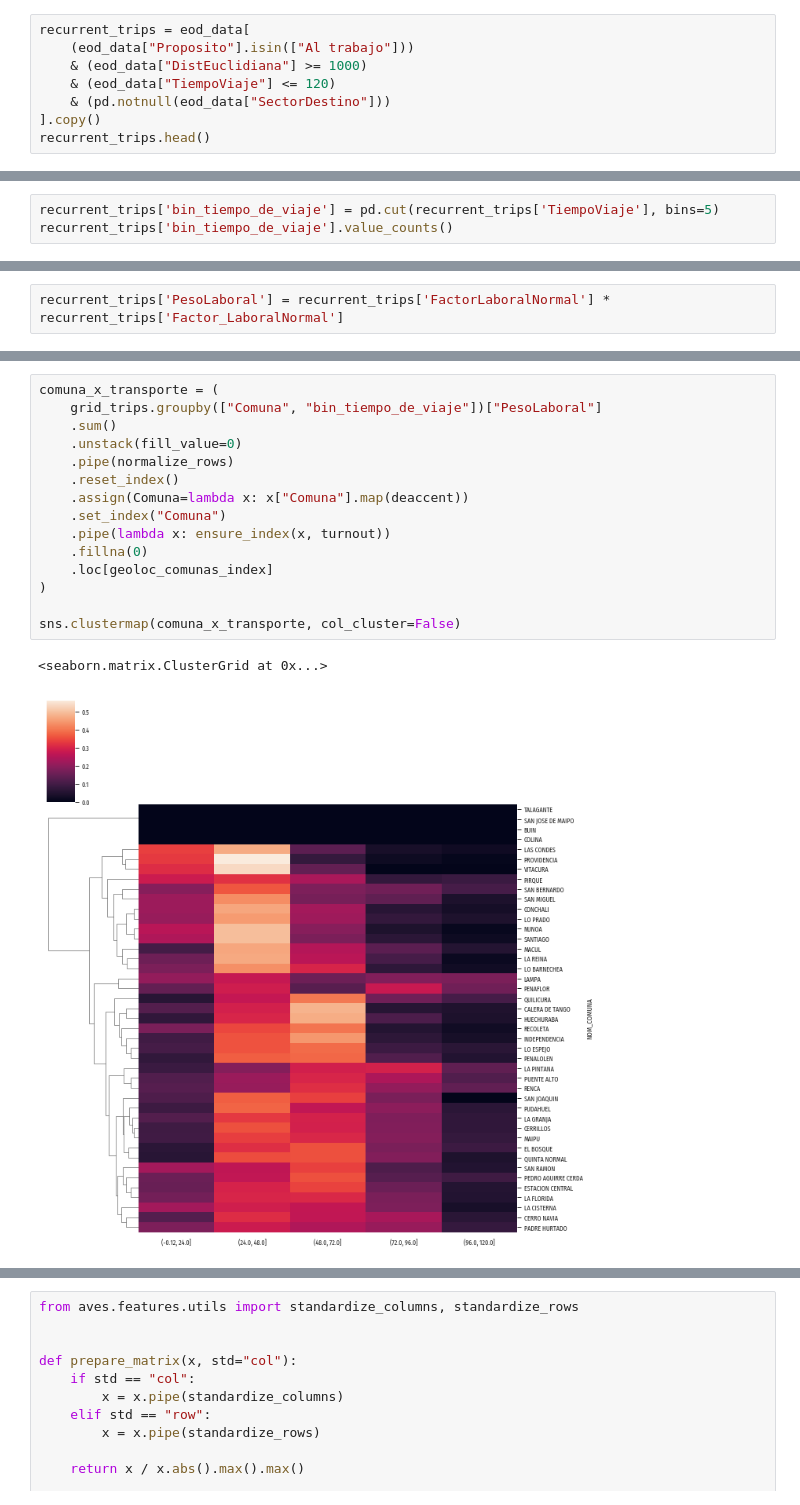
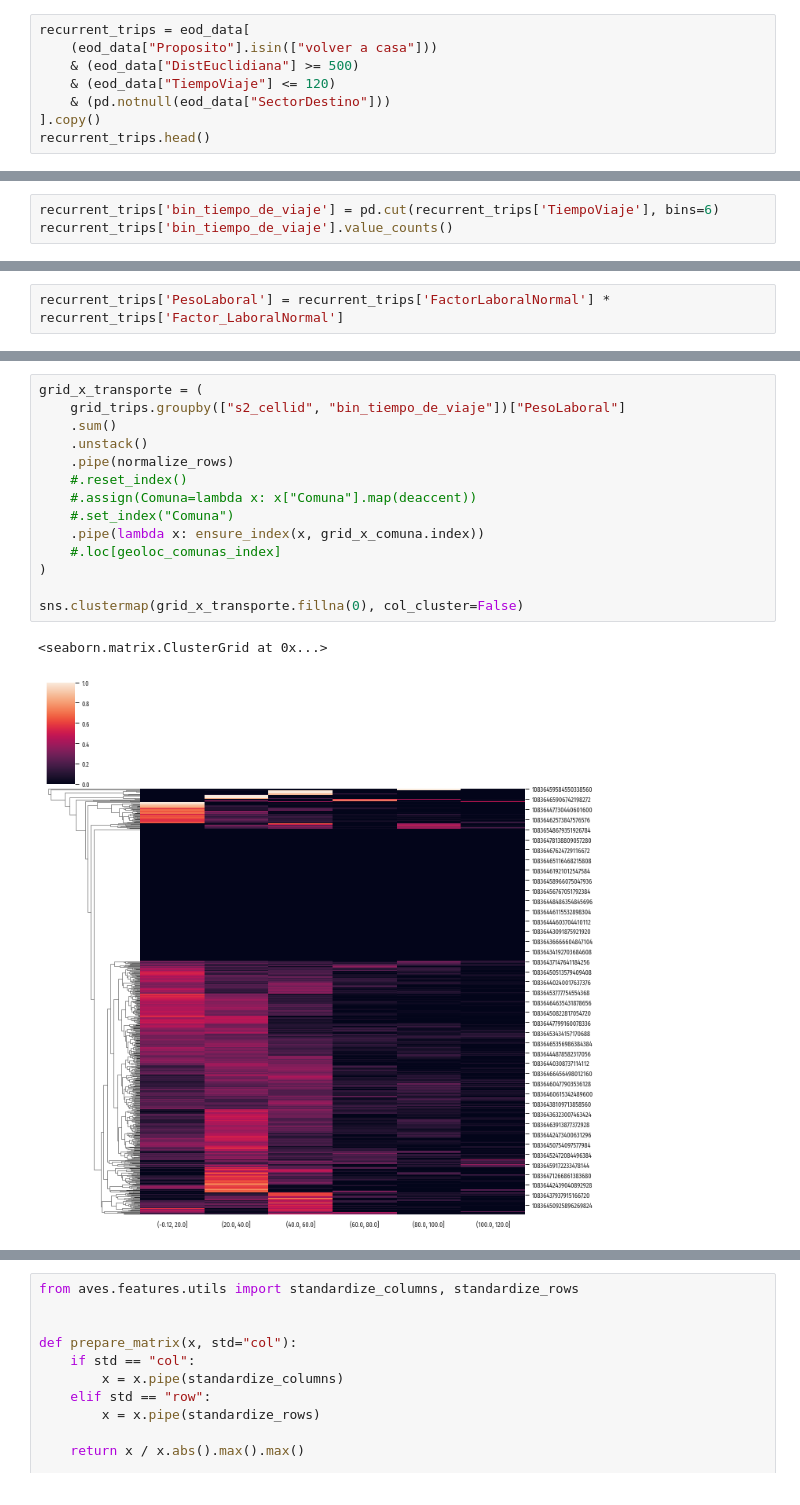
Before and after one commit to zorzalerrante/chilean_voter_profiling, a Jupyter notebook: notebooks/01-abstencion-santiago.ipynb, the cells around one changed output, grey strips where cells are left out. Saved outputs shown, nothing was run; the diff lists cells and outputs as text.

```diff
--- a/notebooks/01-abstencion-santiago.ipynb
+++ b/notebooks/01-abstencion-santiago.ipynb
@@ -1453,7 +1471,7 @@ Index(['Hogar', 'Persona', 'Viaje', 'Etapas', 'ComunaOrigen', 'ComunaDestino',
 # %%
 recurrent_trips = eod_data[
-    (eod_data["Proposito"].isin(["Al trabajo"]))
-    & (eod_data["DistEuclidiana"] >= 1000)
+    (eod_data["Proposito"].isin(["volver a casa"]))
+    & (eod_data["DistEuclidiana"] >= 500)
     & (eod_data["TiempoViaje"] <= 120)
     & (pd.notnull(eod_data["SectorDestino"]))
 ].copy()
@@ -1468,5 +1486,5 @@ recurrent_trips.head()
 5 rows × 96 columns
 # %%
-recurrent_trips['bin_tiempo_de_viaje'] = pd.cut(recurrent_trips['TiempoViaje'], bins=5)
+recurrent_trips['bin_tiempo_de_viaje'] = pd.cut(recurrent_trips['TiempoViaje'], bins=6)
 recurrent_trips['bin_tiempo_de_viaje'].value_counts()
 # %% [output]
@@ -1494,18 +1530,17 @@ grid_trips.plot()
 # %%
-comuna_x_transporte = (
-    grid_trips.groupby(["Comuna", "bin_tiempo_de_viaje"])["PesoLaboral"]
+grid_x_transporte = (
+    grid_trips.groupby(["s2_cellid", "bin_tiempo_de_viaje"])["PesoLaboral"]
     .sum()
-    .unstack(fill_value=0)
+    .unstack()
     .pipe(normalize_rows)
-    .reset_index()
-    .assign(Comuna=lambda x: x["Comuna"].map(deaccent))
-    .set_index("Comuna")
-    .pipe(lambda x: ensure_index(x, turnout))
-    .fillna(0)
-    .loc[geoloc_comunas_index]
+    #.reset_index()
+    #.assign(Comuna=lambda x: x["Comuna"].map(deaccent))
+    #.set_index("Comuna")
+    .pipe(lambda x: ensure_index(x, grid_x_comuna.index))
+    #.loc[geoloc_comunas_index]
 )
 
-sns.clustermap(comuna_x_transporte, col_cluster=False)
+sns.clustermap(grid_x_transporte.fillna(0), col_cluster=False)
 # %% [output]
 <seaborn.matrix.ClusterGrid at 0x...>
-[figure, old version]
+[figure, new version]
```
Also changed, not shown: parts of 22 cells of this notebook, 4 other files.
